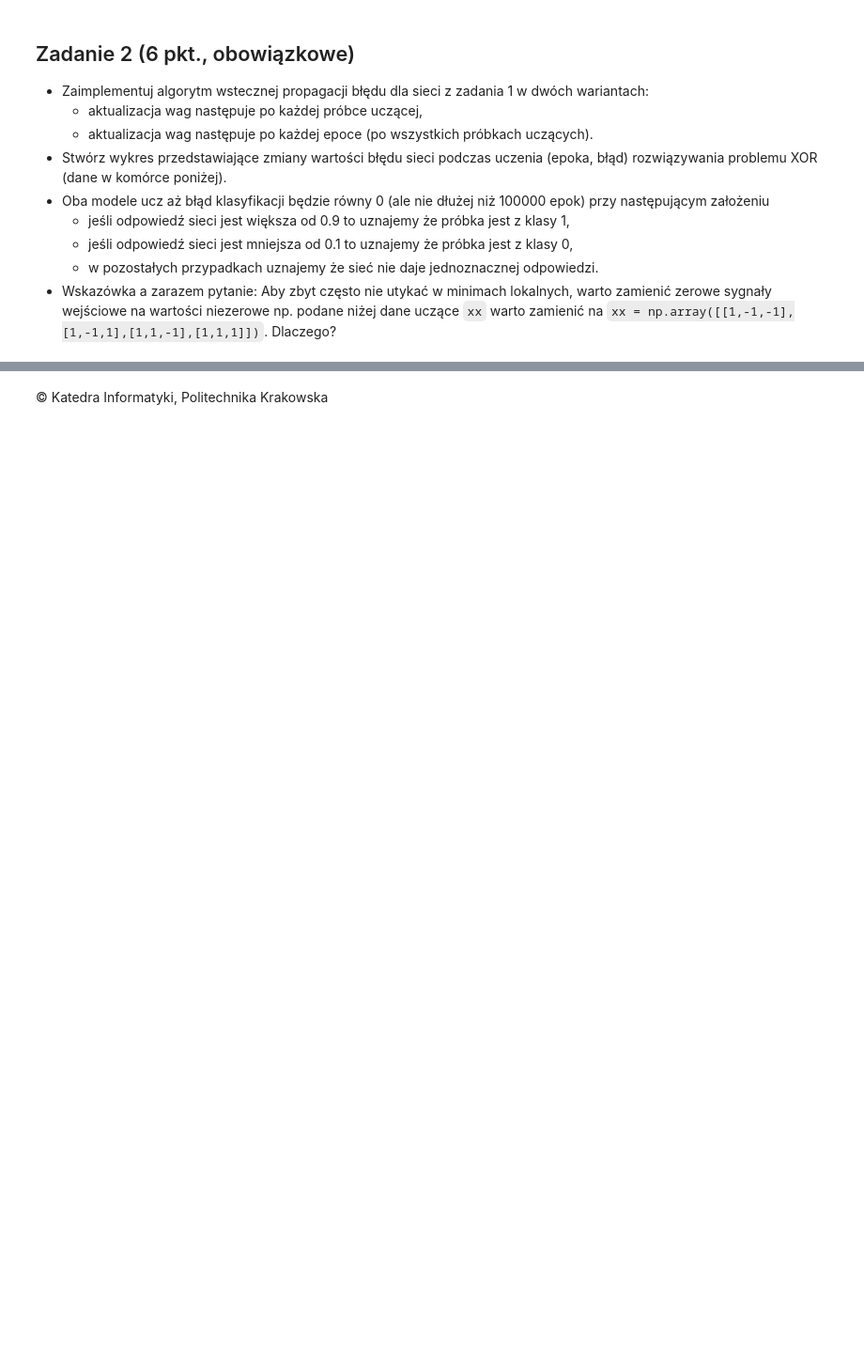
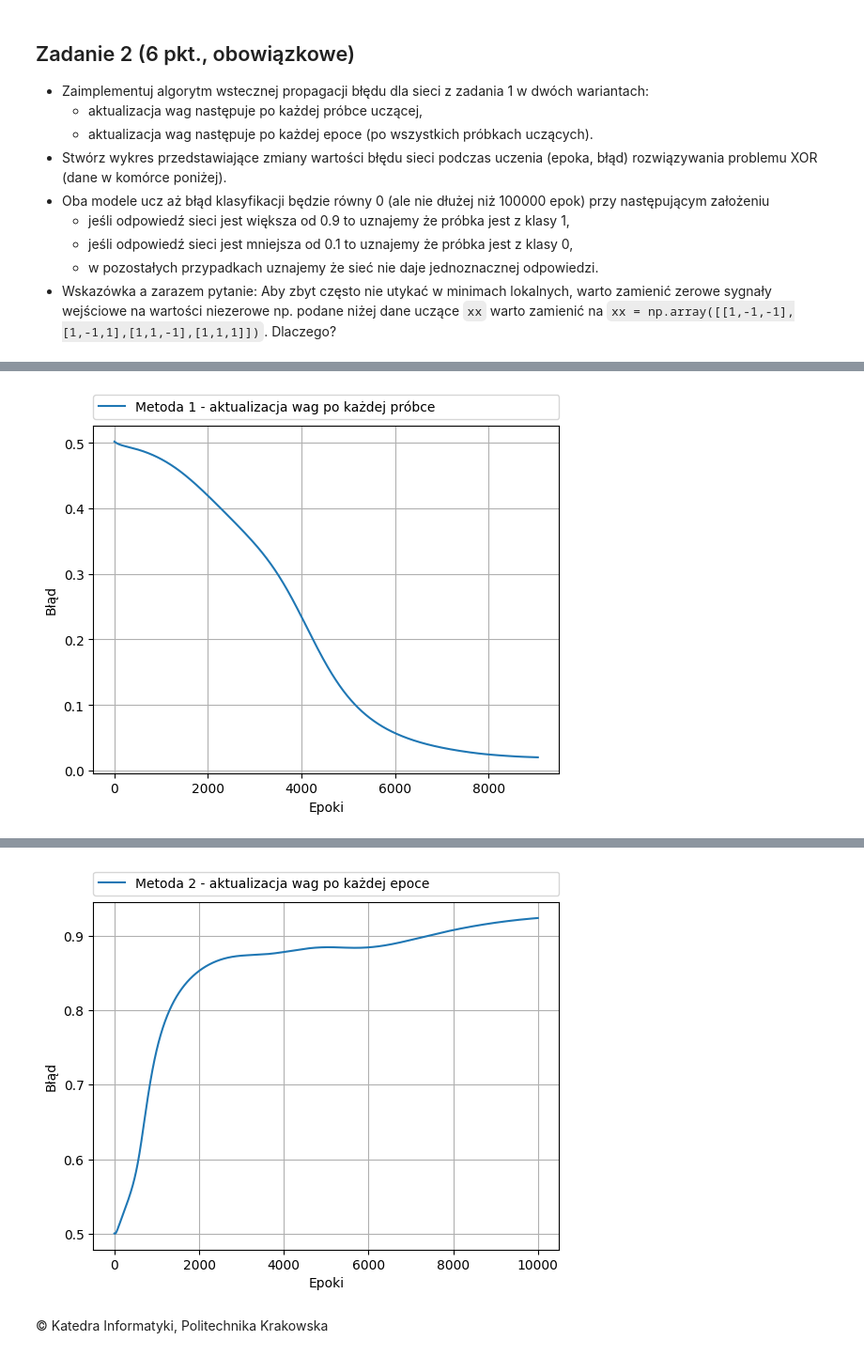
Before and after one commit to PotatoZip/Studies, a Jupyter notebook: Semestr_IV/Wstep_Do_Sztucznej_Inteligencji/Lab_11/142706_Zmiendak_Wiktor_NN_Lab_2_Zadania.ipynb, the cells around one changed output, grey strips where cells are left out. Shown at 94% size. Cells and saved outputs as stored; diff of their text form; code cells hidden in the pictures; blank space fills up the shorter version.

```diff
--- a/Semestr_IV/Wstep_Do_Sztucznej_Inteligencji/Lab_11/142706_Zmiendak_Wiktor_NN_Lab_2_Zadania.ipynb
+++ b/Semestr_IV/Wstep_Do_Sztucznej_Inteligencji/Lab_11/142706_Zmiendak_Wiktor_NN_Lab_2_Zadania.ipynb
@@ -102,7 +102,12 @@ def tanh(x, beta):
 # w2 - wagi warstwy wyjściowej, wektor
 # beta - parametr funkcji aktywacji, mogą być dwa różne
 def mlp(x, w1, w2, beta):
-    pass
+    solution = np.dot(w1, x)
+    vector = np.ones(solution.shape[0] + 1)
+    for i in range(1, solution.shape[0] + 1):
+        vector[i] = tanh(solution[i - 1], beta)
+    solution = np.dot(w2, vector)
+    return sigmoid(solution, beta), vector
 # %% [markdown]
 ## Zadanie 2 (6 pkt., obowiązkowe)
 - Zaimplementuj algorytm wstecznej propagacji błędu dla sieci z zadania 1 w dwóch wariantach:
@@ -129,7 +134,73 @@ def tanh_diff(y, beta):
     return beta*(1-y*y)
 
 def train_sample(xx, d, eta, beta):
-    pass
+    w1 = np.random.randn(2, 3)
+    w2 = np.random.randn(3)
+    errors = []
+    epochs = 10000
+    for epoch in range(epochs):
+        classError = 0
+        totalError = 0
+        for i in range(len(xx)):
+            sig, x = mlp(xx[i], w1, w2, beta)
+            totalError += 0.5 * (sig - d[i]) ** 2
+            if (sig > 0.9 and d[i] == 0) or (sig < 0.1 and d[i] == 1) or (0.1 <= sig <= 0.9):
+                classError += 1
+                for j in range(len(w1)):
+                    tmp = (sig - d[i]) * sigmoid_diff(sig, beta) * w2[j + 1] * tanh_diff(x[j + 1], beta) * xx[i]
+                    w1[j] -= eta * tmp
+                w2 -= eta * (sig - d[i]) * sigmoid_diff(sig, beta) * x
+        errors.append(totalError)
+        if classError == 0:
+            break
+    return w1, w2, errors
 
 def train_epoach(xx, d, eta, beta):
-    pass
+    w1 = np.random.randn(2, 3)
+    w2 = np.random.randn(3)
+    errors = []
+    epochs = 10000
+    for epoch in range(epochs):
+        classError = 0
+        totalError = 0
+        sig = np.zeros(xx.shape[0])
+        x = np.zeros((xx.shape[0], 3))
+        for j in range(len(xx)):
+            sig[j], x[j] = mlp(xx[j], w1, w2, beta)
+            totalError += 0.5 * ((sig[j] - d[j]) ** 2)
+            if (sig[j] > 0.9 and d[j] == 0) or (sig[j] < 0.1 and d[j] == 1) or (0.1 <= sig[j] <= 0.9):
+                classError += 1
+        errors.append(totalError)
+        if classError == 0:
+            break
+        for j in range(2):
+            for k in range(len(xx)):
+                tmp = (sig[k] - d[k]) * sigmoid_diff(sig[k], beta) * w2[j + 1] * tanh_diff(x[k][j + 1], beta) * xx[k]
+                w1[j] -= eta * tmp
+            tmp2 = (sig[k] - d[k]) * sigmoid_diff(sig[k], beta) * x[k]
+            w2 -= eta * tmp2
+    return w1, w2, errors
+
+
+weights_hidden_layer_1, weights_output_layer_1, error_history_1 = train_sample(xx, d, 0.1, 0.4)
+print(f"\nMetoda - \"po każdej próbce\"\nWagi dla warstwy ukrytej:\n{weights_hidden_layer_1}\nWagi dla warstwy jawnej:\n{weights_output_layer_1}")
+
+plt.figure(1)
+plt.plot(np.arange(len(error_history_1)), np.array(error_history_1), label="Metoda 1 - aktualizacja wag po każdej próbce")
+plt.legend(bbox_to_anchor=(0., 1.02, 1., .102), loc=3, ncol=2, mode="expand", borderaxespad=0.)
+plt.xlabel("Epoki")
+plt.ylabel("Błąd")
+plt.grid(True)
+plt.show()
+
+weights_hidden_layer_2, weights_output_layer_2, error_history_2 = train_epoach(xx, d, 0.1, 0.4)
+print(f"\nMetoda - \"po każdej epoce\"\nWagi dla warstwy ukrytej:\n{weights_hidden_layer_2}\nWagi dla warstwy jawnej:\n{weights_output_layer_2}")
+
+plt.figure(2)
+plt.plot(np.arange(len(error_history_2)), np.array(error_history_2), label="Metoda 2 - aktualizacja wag po każdej epoce")
+plt.legend(bbox_to_anchor=(0., 1.02, 1., .102), loc=3, ncol=2, mode="expand", borderaxespad=0.)
+plt.xlabel("Epoki")
+plt.ylabel("Błąd")
+plt.grid(True)
+plt.show()
+# %% [output]
@@ -135,0 +213 @@ def train_epoach(xx, d, eta, beta):
+[figure, added]
@@ -136,2 +220,3 @@ def train_epoach(xx, d, eta, beta):
+[figure, added]
 # %% [markdown]
 &copy; Katedra Informatyki, Politechnika Krakowska
```
Also changed, not shown: parts of 1 cell of this notebook, 11 other files.
